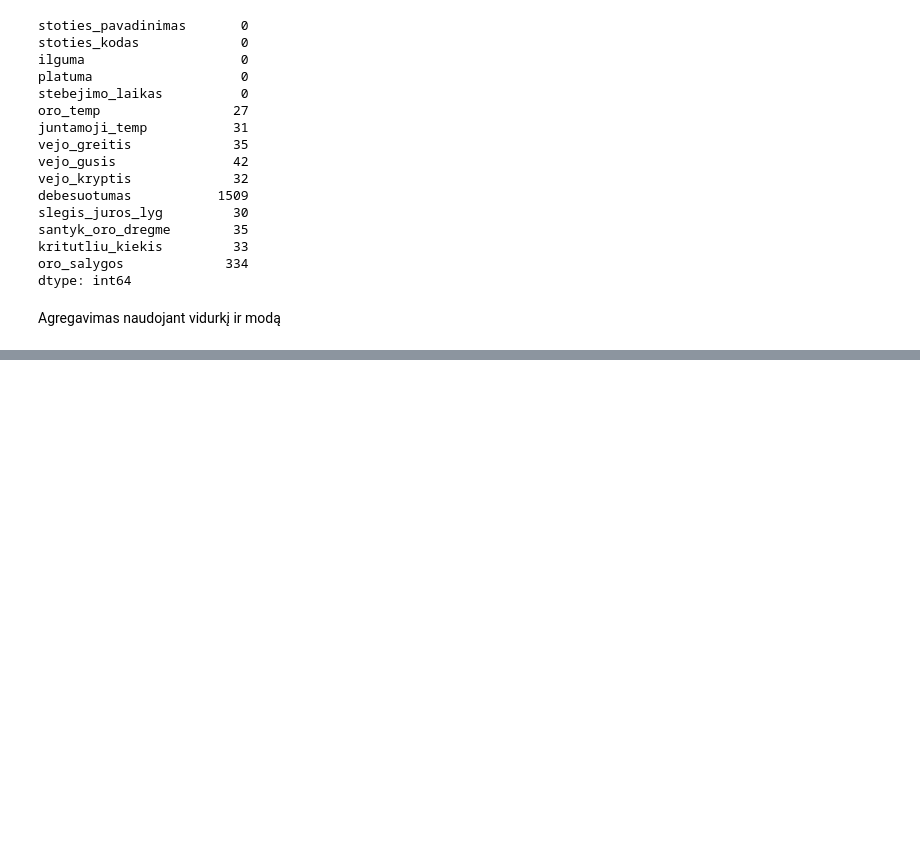
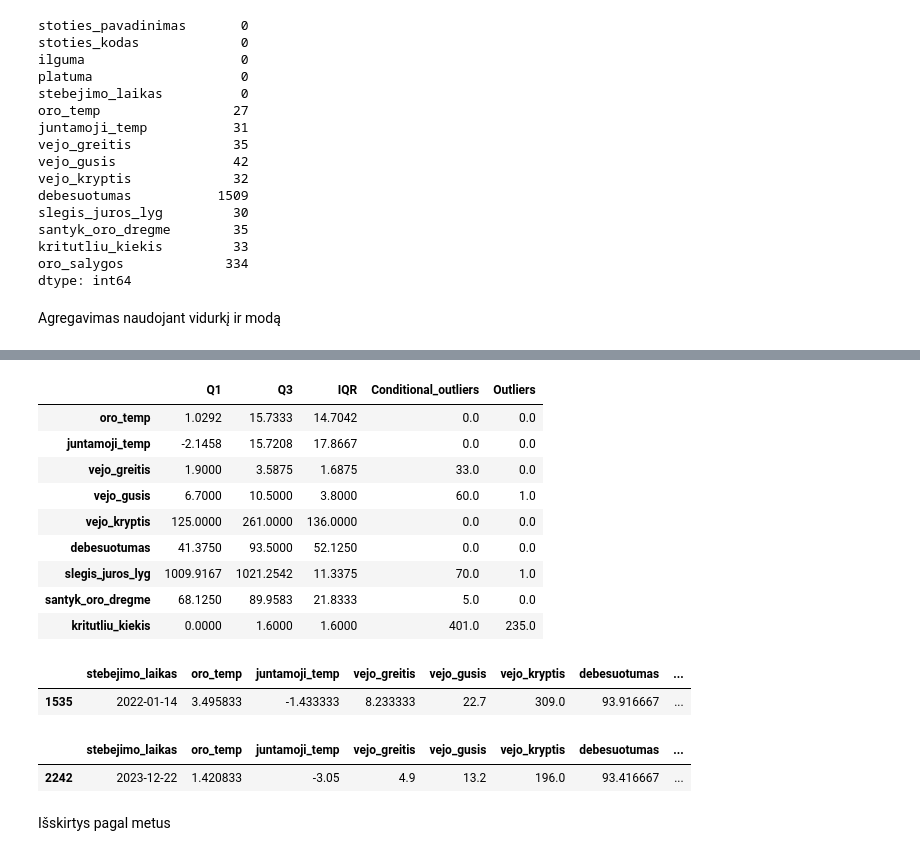
Before and after one commit to rugcer04/Duomenu_mokslo_projektas, a Jupyter notebook: code/python/datasets_prep/meteo_dataset_prep.ipynb, the cells around one changed output, grey strips where cells are left out. Saved outputs shown, nothing was run; the diff lists cells and outputs as text; code cells hidden in the pictures; blank space fills up the shorter version.

```diff
--- a/code/python/datasets_prep/meteo_dataset_prep.ipynb
+++ b/code/python/datasets_prep/meteo_dataset_prep.ipynb
@@ -267,0 +280,21 @@ dtype: int64
+# %%
+def outlier_fun(data):
+    Q1 = data.quantile(0.25)
+    Q3 = data.quantile(0.75)
+    IQR = Q3 - Q1
+    lower_bound1 = Q1 - 1.5 * IQR
+    upper_bound1 = Q3 + 1.5 * IQR
+    outliers_count1 = ((data < lower_bound1) | (data > upper_bound1)).sum()
+
+    lower_bound2 = Q1 - 3 * IQR
+    upper_bound2 = Q3 + 3 * IQR
+    outliers_count2 = ((data < lower_bound2) | (data > upper_bound2)).sum()
+
+    outlier = pd.Series({
+        'Q1': round(Q1, 4),
+        'Q3': round(Q3, 4),
+        'IQR': round(IQR, 4),
+        'Conditional_outliers': outliers_count1,
+        'Outliers': outliers_count2
+    })
+    return outlier
@@ -267,0 +307,26 @@ dtype: int64
+# %%
+outliers = agg_meteo_Vilnius.select_dtypes(include='number').apply(outlier_fun).T
+outliers
+# %% [output]
+|  | Q1 | Q3 | IQR | Conditional_outliers | Outliers |
+| oro_temp | 1.0292 | 15.7333 | 14.7042 | 0.0 | 0.0 |
+| juntamoji_temp | -2.1458 | 15.7208 | 17.8667 | 0.0 | 0.0 |
+| vejo_greitis | 1.9000 | 3.5875 | 1.6875 | 33.0 | 0.0 |
+| vejo_gusis | 6.7000 | 10.5000 | 3.8000 | 60.0 | 1.0 |
+| vejo_kryptis | 125.0000 | 261.0000 | 136.0000 | 0.0 | 0.0 |
+| debesuotumas | 41.3750 | 93.5000 | 52.1250 | 0.0 | 0.0 |
+| slegis_juros_lyg | 1009.9167 | 1021.2542 | 11.3375 | 70.0 | 1.0 |
+| santyk_oro_dregme | 68.1250 | 89.9583 | 21.8333 | 5.0 | 0.0 |
+| kritutliu_kiekis | 0.0000 | 1.6000 | 1.6000 | 401.0 | 235.0 |
+# %%
+print_outliers(agg_meteo_Vilnius, 'vejo_gusis')
+# %% [output]
+|  | stebejimo_laikas | oro_temp | juntamoji_temp | vejo_greitis | vejo_gusis | vejo_kryptis | debesuotumas | ... |
+| 1535 | 2022-01-14 | 3.495833 | -1.433333 | 8.233333 | 22.7 | 309.0 | 93.916667 | ... |
+# %%
+print_outliers(agg_meteo_Vilnius, 'slegis_juros_lyg')
+# %% [output]
+|  | stebejimo_laikas | oro_temp | juntamoji_temp | vejo_greitis | vejo_gusis | vejo_kryptis | debesuotumas | ... |
+| 2242 | 2023-12-22 | 1.420833 | -3.05 | 4.9 | 13.2 | 196.0 | 93.416667 | ... |
+# %% [markdown]
+Išskirtys pagal metus
```
Also changed, not shown: parts of 10 cells of this notebook.
